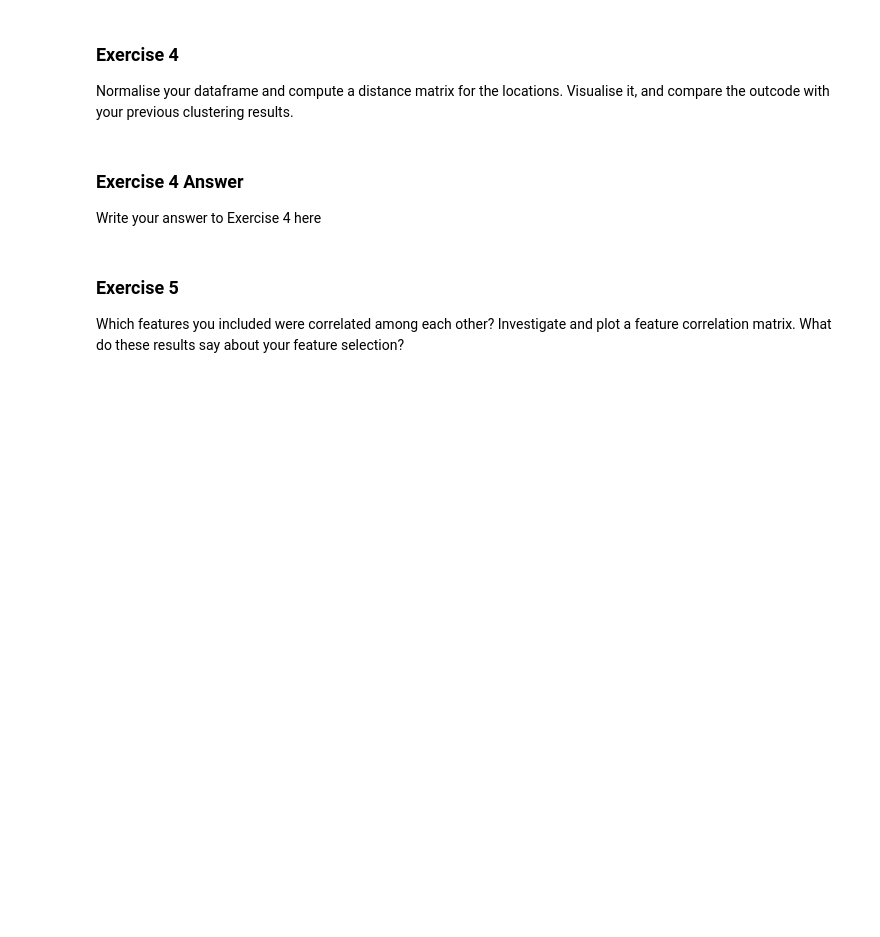
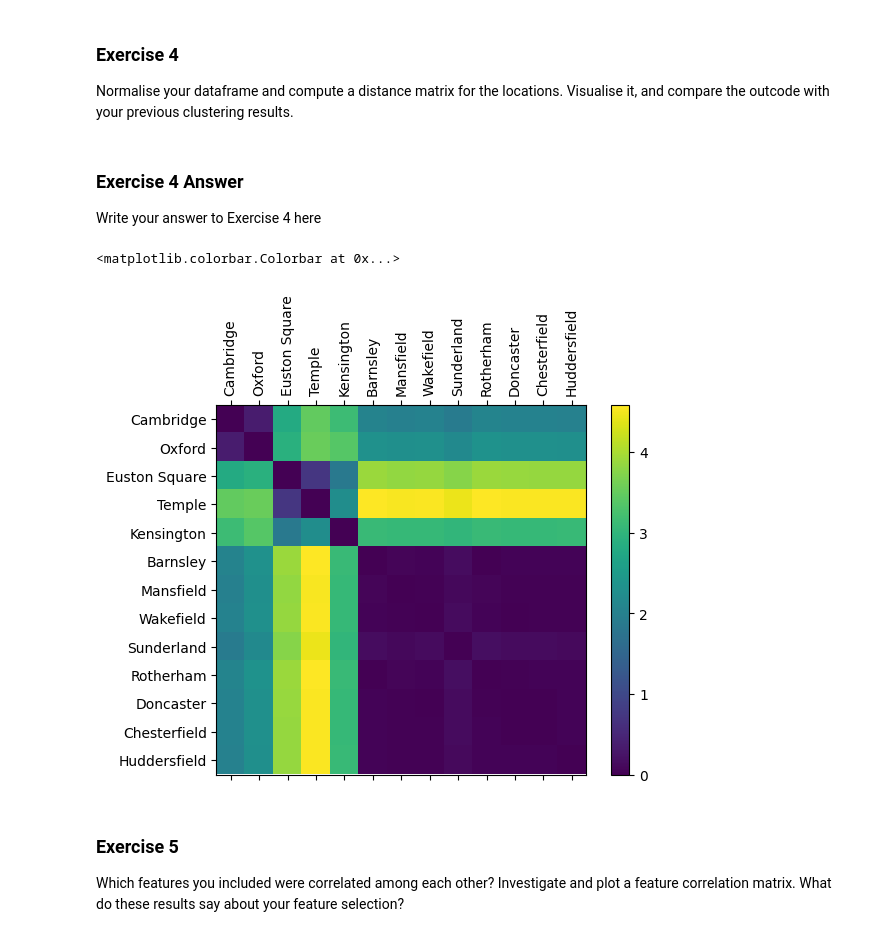
Before and after one commit to jr919cam/jr919_ads_2024, a Jupyter notebook: _notebooks/02-access-assess-geospatial.ipynb, the cells around one changed output. Cells and saved outputs as stored; diff of their text form; code cells hidden in the pictures; blank space fills up the shorter version.

```diff
--- a/_notebooks/02-access-assess-geospatial.ipynb
+++ b/_notebooks/02-access-assess-geospatial.ipynb
@@ -550,7 +594,40 @@ clustering results.
 
 Write your answer to Exercise 4 here
 # %%
-# Use this box for any code you need
+from sklearn.preprocessing import StandardScaler
+from sklearn.metrics import pairwise_distances
+import numpy as np
+
+
+standard_scaler = StandardScaler()
+
+# normalise using equation (x - u) / s. x is each cell value, u is column mean, s is column SD.
+normalised_pois_counts_df = pd.DataFrame(standard_scaler.fit_transform(pois_counts_df), columns=pois_counts_df.columns, index=pois_counts_df.index)
+
+# compute pairwise distance matrix between rows using Euclidean distance
+distance_matrix = pairwise_distances(normalised_pois_counts_df)
+distance_matrix_df = pd.DataFrame(distance_matrix, index=pois_counts_df.index, columns=pois_counts_df.index)
+
+# plot distance matrix
+fig, ax = plt.subplots()
+im = ax.matshow(distance_matrix_df)
+ax.set_xticks(np.linspace(0,12,13))
+ax.set_xticklabels(pois_counts_df.index, rotation=90)
+ax.set_yticks(np.linspace(0,12,13))
+ax.set_yticklabels(pois_counts_df.index,)
+fig.colorbar(im, ax=ax)
+
+'''
+ the clustered areas on the heatmap are clearly the dark purple areas which correspond to the assigned clusters before.
+
+ Some interesting points:
+  - sunderland is slighly less similar to the other Northern towns
+  - Oxford and Cambridge are more similar to the Northern towns than they are to the London areas
+  - kensington is clearly the least well matched london area which explains why the kmeans cluster algorithm splits it when clustering into groups of 4
+'''
+# %% [output]
+<matplotlib.colorbar.Colorbar at 0x...>
+[figure, added]
 # %% [markdown]
 ### Exercise 5
 
```
Also changed, not shown: parts of 6 cells of this notebook.
